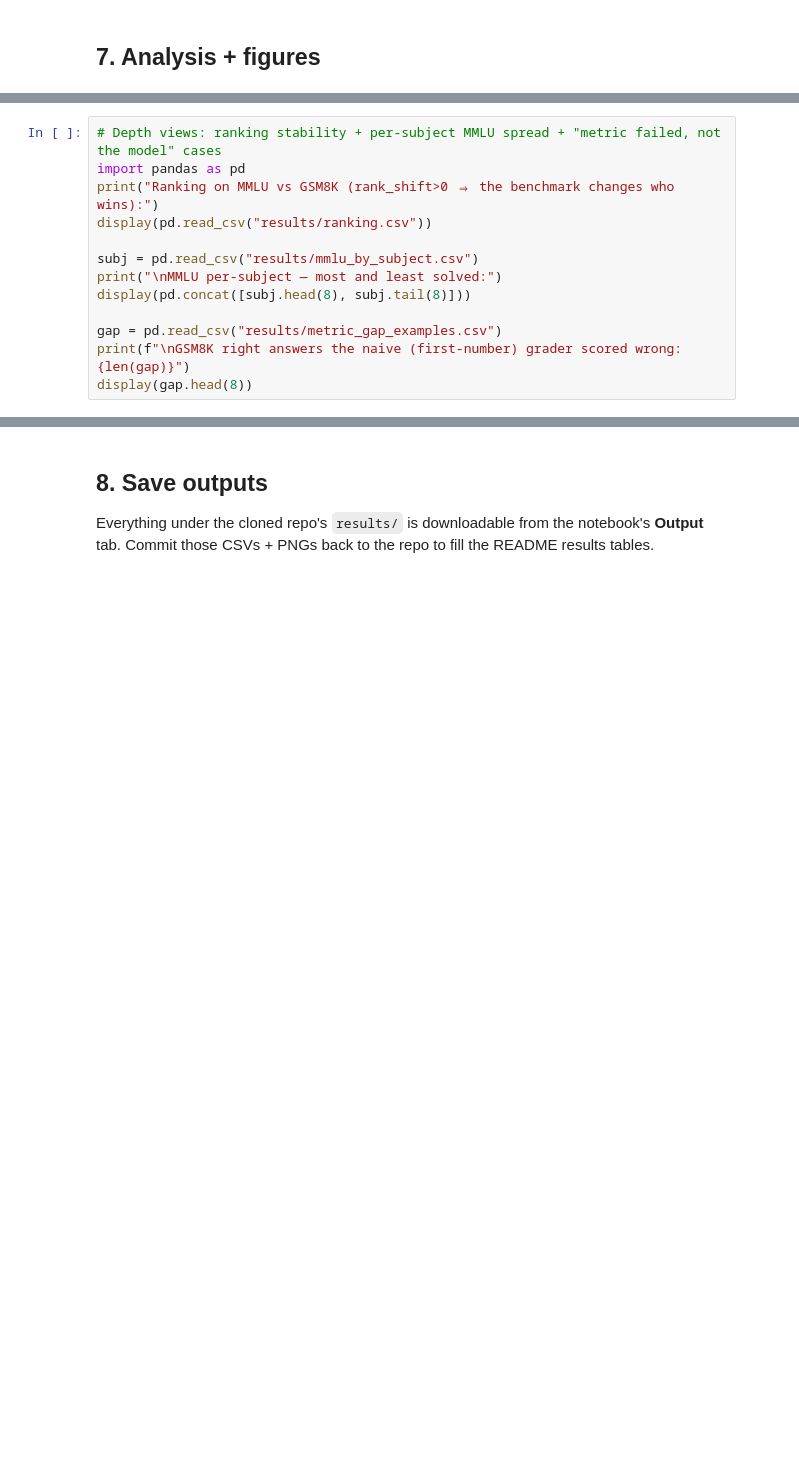
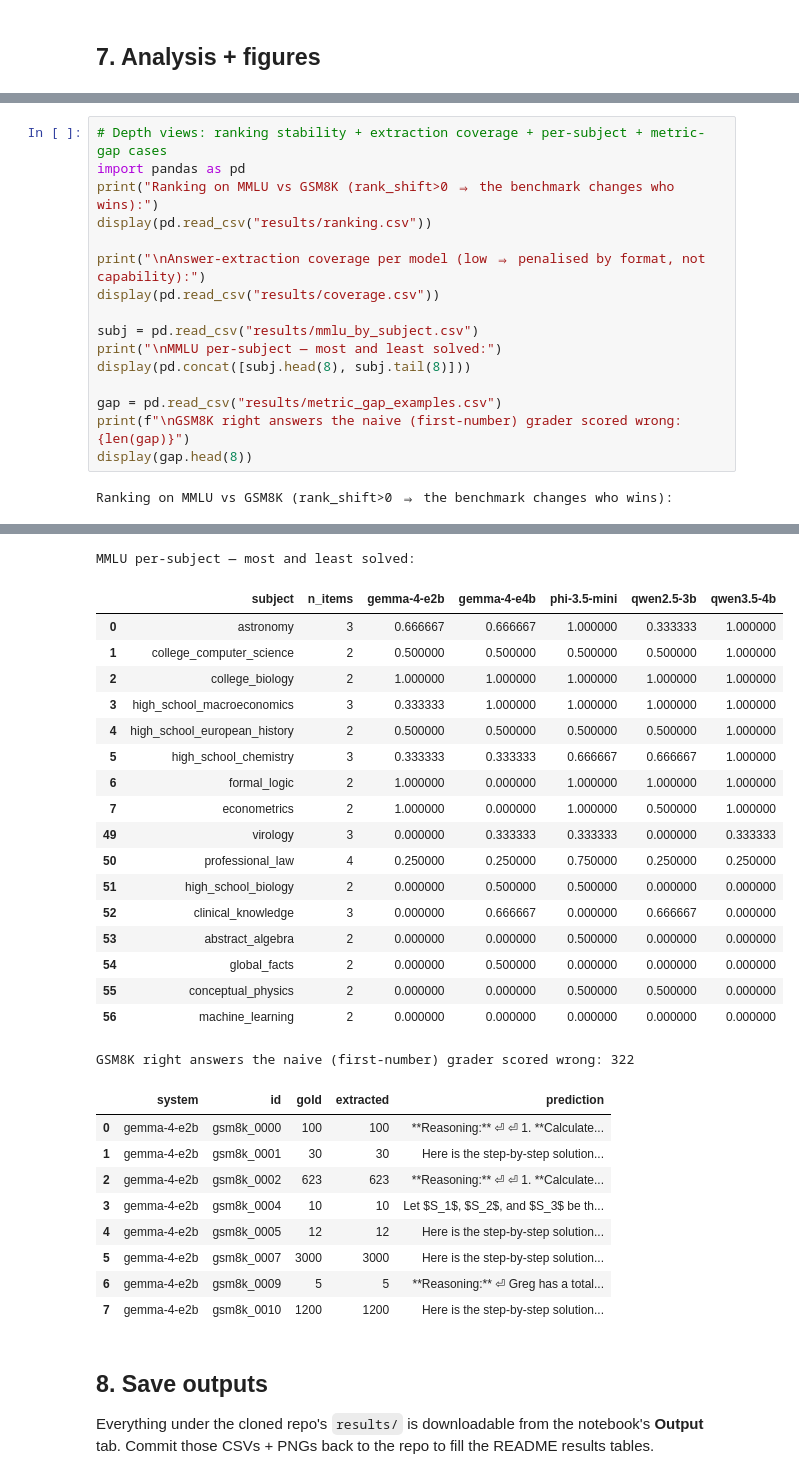
Before and after one commit to ThuongHong/science-of-benchmarking-demo, a Jupyter notebook: notebook/2_run_all.ipynb, the cells around one changed output, grey strips where cells are left out. Cells and saved outputs as stored; diff of their text form; blank space fills up the shorter version.

```diff
--- a/notebook/2_run_all.ipynb
+++ b/notebook/2_run_all.ipynb
@@ -82,8 +191,11 @@ for fig in ["saturation", "model_agreement", "metric_gap", "robustness", "mmlu_b
 # %%
-# Depth views: ranking stability + per-subject MMLU spread + "metric failed, not the model" cases
+# Depth views: ranking stability + extraction coverage + per-subject + metric-gap cases
 import pandas as pd
 print("Ranking on MMLU vs GSM8K (rank_shift>0 ⇒ the benchmark changes who wins):")
 display(pd.read_csv("results/ranking.csv"))
+
+print("\nAnswer-extraction coverage per model (low ⇒ penalised by format, not capability):")
+display(pd.read_csv("results/coverage.csv"))
 
 subj = pd.read_csv("results/mmlu_by_subject.csv")
 print("\nMMLU per-subject — most and least solved:")
@@ -92,3 +204,5 @@ display(pd.concat([subj.head(8), subj.tail(8)]))
 gap = pd.read_csv("results/metric_gap_examples.csv")
 print(f"\nGSM8K right answers the naive (first-number) grader scored wrong: {len(gap)}")
 display(gap.head(8))
+# %% [output]
+Ranking on MMLU vs GSM8K (rank_shift>0 ⇒ the benchmark changes who wins):
@@ -95,3 +227,31 @@ display(gap.head(8))
+MMLU per-subject — most and least solved:
+|  | subject | n_items | gemma-4-e2b | gemma-4-e4b | phi-3.5-mini | qwen2.5-3b | qwen3.5-4b |
+| 0 | astronomy | 3 | 0.666667 | 0.666667 | 1.000000 | 0.333333 | 1.000000 |
+| 1 | college_computer_science | 2 | 0.500000 | 0.500000 | 0.500000 | 0.500000 | 1.000000 |
+| 2 | college_biology | 2 | 1.000000 | 1.000000 | 1.000000 | 1.000000 | 1.000000 |
+| 3 | high_school_macroeconomics | 3 | 0.333333 | 1.000000 | 1.000000 | 1.000000 | 1.000000 |
+| 4 | high_school_european_history | 2 | 0.500000 | 0.500000 | 0.500000 | 0.500000 | 1.000000 |
+| 5 | high_school_chemistry | 3 | 0.333333 | 0.333333 | 0.666667 | 0.666667 | 1.000000 |
+| 6 | formal_logic | 2 | 1.000000 | 0.000000 | 1.000000 | 1.000000 | 1.000000 |
+| 7 | econometrics | 2 | 1.000000 | 0.000000 | 1.000000 | 0.500000 | 1.000000 |
+| 49 | virology | 3 | 0.000000 | 0.333333 | 0.333333 | 0.000000 | 0.333333 |
+| 50 | professional_law | 4 | 0.250000 | 0.250000 | 0.750000 | 0.250000 | 0.250000 |
+| 51 | high_school_biology | 2 | 0.000000 | 0.500000 | 0.500000 | 0.000000 | 0.000000 |
+| 52 | clinical_knowledge | 3 | 0.000000 | 0.666667 | 0.000000 | 0.666667 | 0.000000 |
+| 53 | abstract_algebra | 2 | 0.000000 | 0.000000 | 0.500000 | 0.000000 | 0.000000 |
+| 54 | global_facts | 2 | 0.000000 | 0.500000 | 0.000000 | 0.000000 | 0.000000 |
+| 55 | conceptual_physics | 2 | 0.000000 | 0.000000 | 0.500000 | 0.500000 | 0.000000 |
+| 56 | machine_learning | 2 | 0.000000 | 0.000000 | 0.000000 | 0.000000 | 0.000000 |
+GSM8K right answers the naive (first-number) grader scored wrong: 322
+|  | system | id | gold | extracted | prediction |
+| 0 | gemma-4-e2b | gsm8k_0000 | 100 | 100 | **Reasoning:** ⏎ ⏎ 1. **Calculate... |
+| 1 | gemma-4-e2b | gsm8k_0001 | 30 | 30 | Here is the step-by-step solution... |
+| 2 | gemma-4-e2b | gsm8k_0002 | 623 | 623 | **Reasoning:** ⏎ ⏎ 1. **Calculate... |
+| 3 | gemma-4-e2b | gsm8k_0004 | 10 | 10 | Let $S_1$, $S_2$, and $S_3$ be th... |
+| 4 | gemma-4-e2b | gsm8k_0005 | 12 | 12 | Here is the step-by-step solution... |
+| 5 | gemma-4-e2b | gsm8k_0007 | 3000 | 3000 | Here is the step-by-step solution... |
+| 6 | gemma-4-e2b | gsm8k_0009 | 5 | 5 | **Reasoning:** ⏎ Greg has a total... |
+| 7 | gemma-4-e2b | gsm8k_0010 | 1200 | 1200 | Here is the step-by-step solution... |
 # %% [markdown]
 ## 8. Save outputs
 Everything under the cloned repo's `results/` is downloadable from the notebook's **Output** tab. Commit those CSVs + PNGs back to the repo to fill the README results tables.
```
Also changed, not shown: parts of 11 cells of this notebook, 10 other files.
